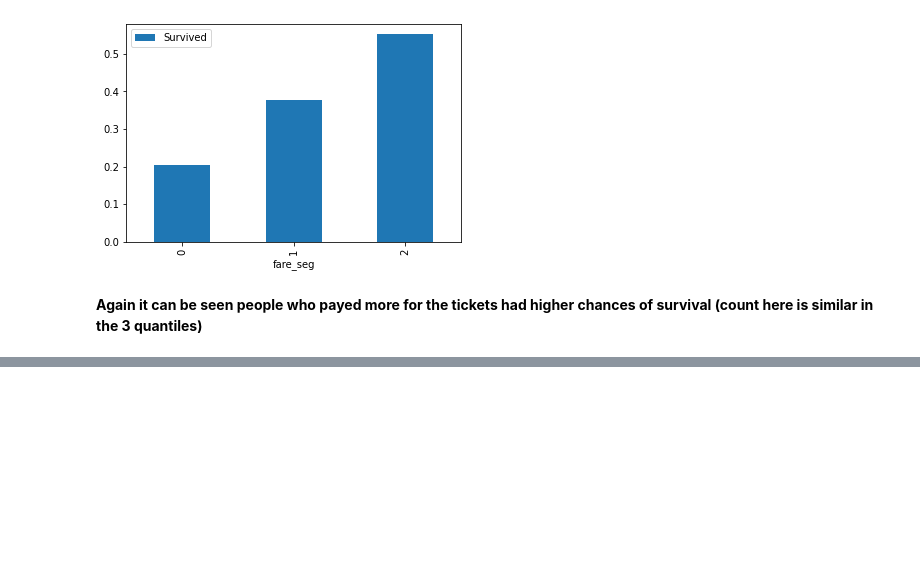
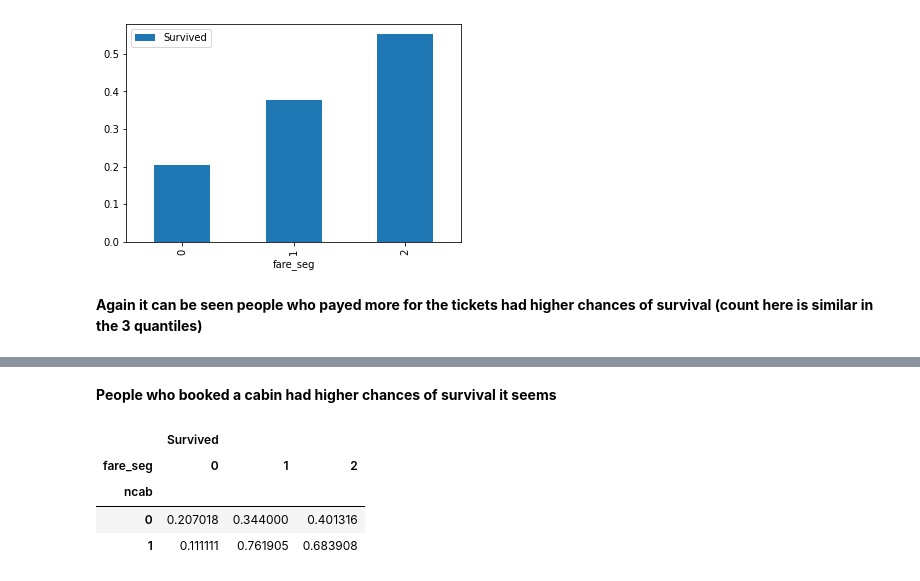
Before and after one commit to mayanksinghkgp/Mini_Projects, a Jupyter notebook: Machine_learning_form_disaster/titanic_prediction.ipynb, the cells around one changed output, grey strips where cells are left out. Cells and saved outputs as stored; diff of their text form; code cells hidden in the pictures; blank space fills up the shorter version.

```diff
--- a/Machine_learning_form_disaster/titanic_prediction.ipynb
+++ b/Machine_learning_form_disaster/titanic_prediction.ipynb
@@ -187,0 +190,10 @@ Name: Cabin, Length: 147, dtype: int64
+# %% [markdown]
+**People who booked a cabin had higher chances of survival it seems**
+# %%
+pd.pivot_table(df1, index = ['ncab'], columns = ['fare_seg'], values = ['Survived'], aggfunc = 'mean')
+# %% [output]
+|  | Survived |  |  |
+| fare_seg | 0 | 1 | 2 |
+| ncab |  |  |  |
+| 0 | 0.207018 | 0.344000 | 0.401316 |
+| 1 | 0.111111 | 0.761905 | 0.683908 |
```
Also changed, not shown: parts of 22 cells of this notebook, 1 other file.
